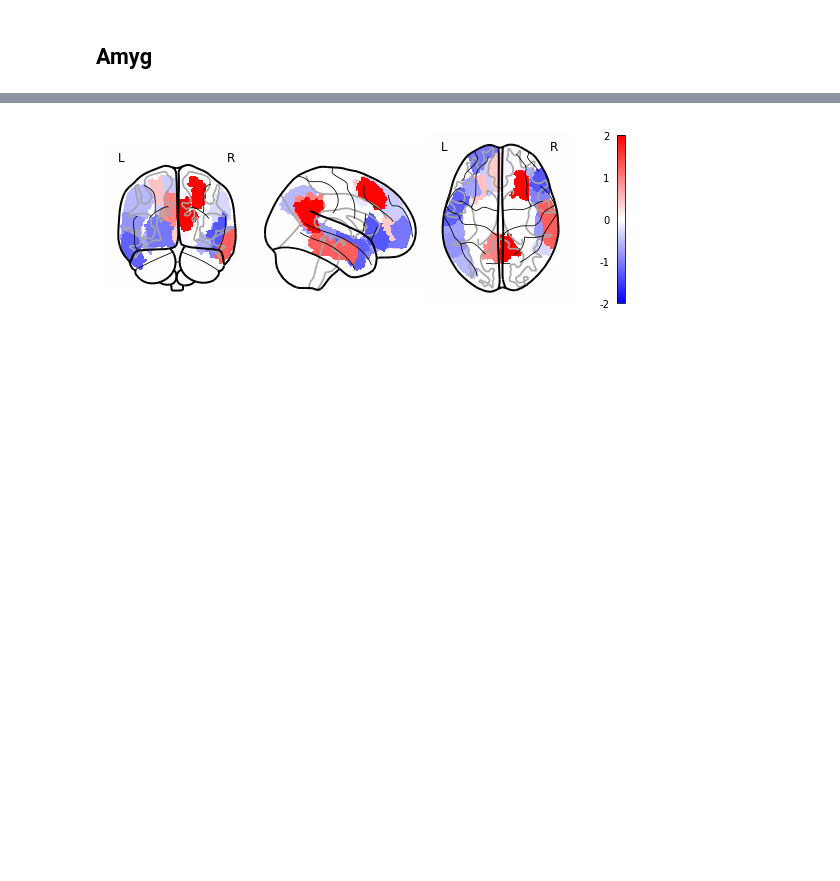
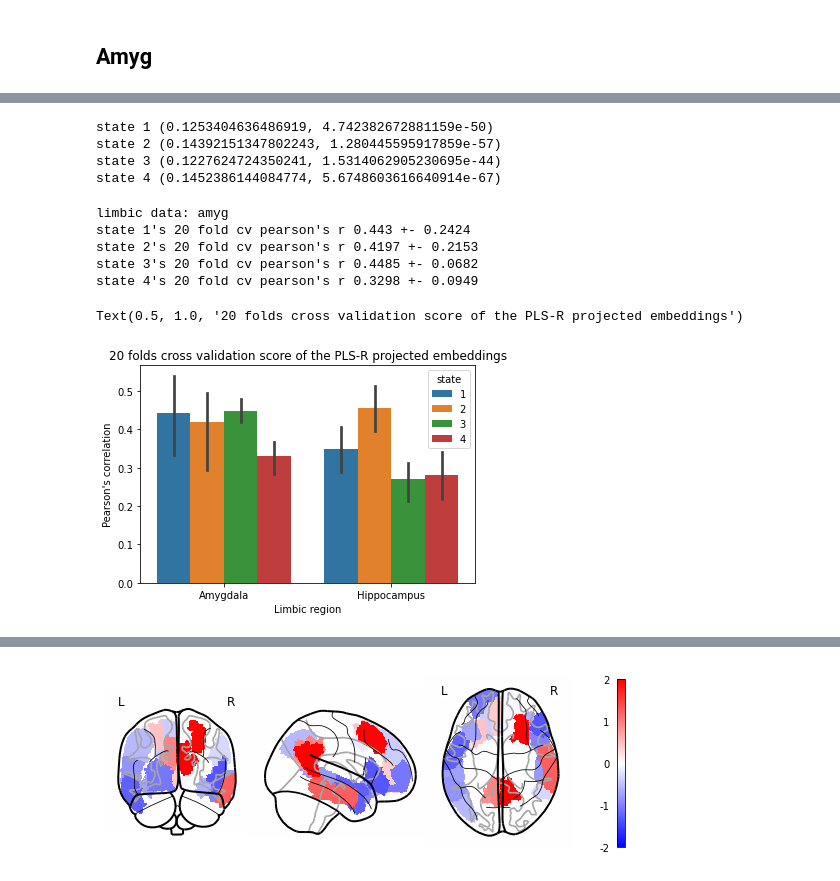
Before and after one commit to dblabs-mcgill-mila/hmm_forrest_nlp, a Jupyter notebook: data_representation.ipynb, the cells around one changed output, grey strips where cells are left out. Drawn from its saved outputs; the diff is of its cells as text; code cells hidden in the pictures; blank space fills up the shorter version.

```diff
--- a/data_representation.ipynb
+++ b/data_representation.ipynb
@@ -1090,0 +1268,71 @@ state 4 (0.1452386144084774, 5.6748603616640914e-67)
+# %%
+x_loadings = []
+y_loadings = []
+coef = []
+for state in range(1,5):
+    x,y = model.fit_transform(label_data[state],dmn_data[state])
+    x_loadings.append(model.x_loadings_)
+    y_loadings.append(model.y_loadings_)
+    x = x.reshape((-1))
+    y = y.reshape((-1))
+    coef.append(model.coef_)
+    print("state", state, pearsonr(x, y))
+# %% [output]
+state 1 (0.1253404636486919, 4.742382672881159e-50)
+state 2 (0.14392151347802243, 1.280445595917859e-57)
+state 3 (0.1227624724350241, 1.5314062905230695e-44)
+state 4 (0.1452386144084774, 5.6748603616640914e-67)
+# %%
+# cross validation of the pearson correlation
+from sklearn.model_selection import KFold
+
+model = PLSRegression(n_components=1)
+print(f"limbic data: {extra}")
+cvs = []
+for k in [20]:
+    for state in range(1, 5):
+        x,y = model.fit_transform(label_data[state], dmn_data[state])
+        x_loadings.append(model.x_loadings_)
+        y_loadings.append(model.y_loadings_)
+        x = x.reshape((-1))
+        y = y.reshape((-1))
+        kf = KFold(n_splits=k)
+        cv_r = []
+        for j in range(k):
+            train = []
+            test = []
+            for i in range(15):
+                pre = sub_bound[state][i-1] if i != 0 else 0
+                post = sub_bound[state][i]
+                train_sub, test_sub = list(kf.split(range(pre, post)))[j]
+                train.append(train_sub)
+                test.append(test_sub)
+            train = np.hstack(train)
+            test = np.hstack(test)
+            model.fit(label_data[state][train],dmn_data[state][train])
+            x_embed, y_embed = model.transform(label_data[state][test], dmn_data[state][test])
+            x_embed = x_embed.reshape((-1))
+            y_embed = y_embed.reshape((-1))
+            cv_r.append(pearsonr(x_embed, y_embed)[0])
+        cvs.append(cv_r)
+        print(f"state {state}'s {k} fold cv pearson's r", np.round(np.mean(cv_r), 4), '+-', np.round(np.std(cv_r), 4))
+# %% [output]
+limbic data: amyg
+state 1's 20 fold cv pearson's r 0.443 +- 0.2424
+state 2's 20 fold cv pearson's r 0.4197 +- 0.2153
+state 3's 20 fold cv pearson's r 0.4485 +- 0.0682
+state 4's 20 fold cv pearson's r 0.3298 +- 0.0949
+# %%
+df_cv_amyg = pd.DataFrame({"limbic":['Amygdala']*k*4,
+                      'state':np.hstack([[str(i+1)]*k for i in range(4)]),
+                      'rho': np.hstack(cvs)})
+# %%
+df_cv = pd.concat([df_cv_amyg, df_cv_hippo])
+# %%
+sns.barplot(x='Limbic', y = 'rho', hue='state', data=df_cv, )
+plt.xlabel("Limbic region")
+plt.ylabel("Pearson's correlation(std)")
+plt.title("20 folds cross validation score of the PLS-R projected embeddings")
+# %% [output]
+Text(0.5, 1.0, '20 folds cross validation score of the PLS-R projected embeddings')
+[figure, added]
```
Also changed, not shown: parts of 20 cells of this notebook, 2 other files.
